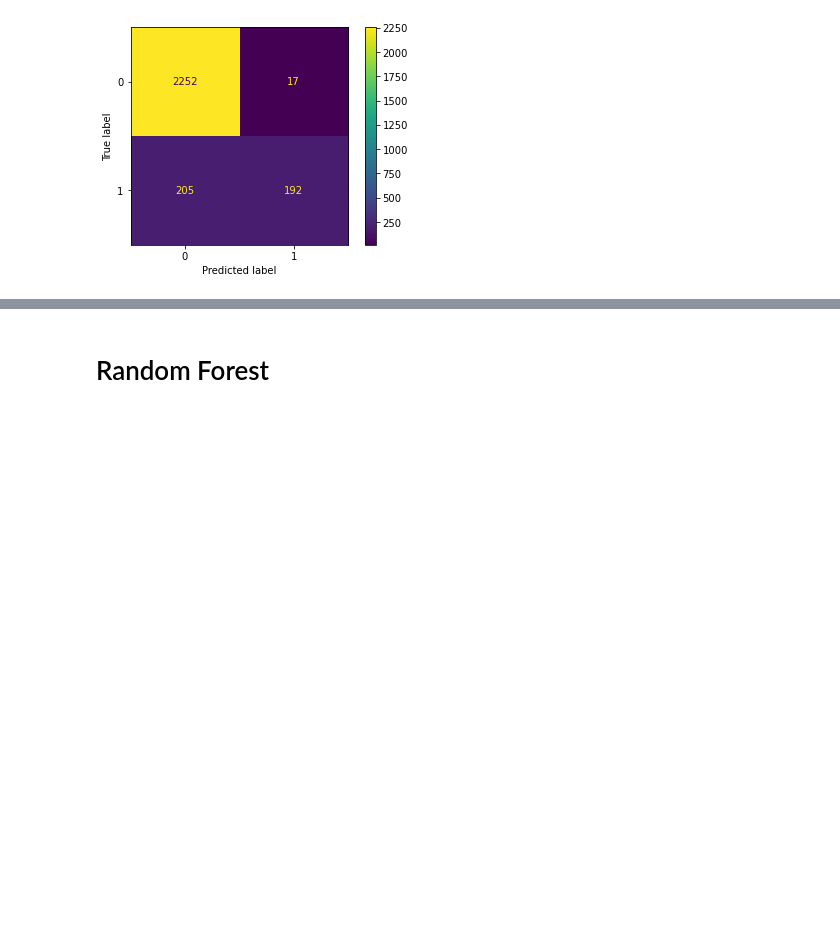
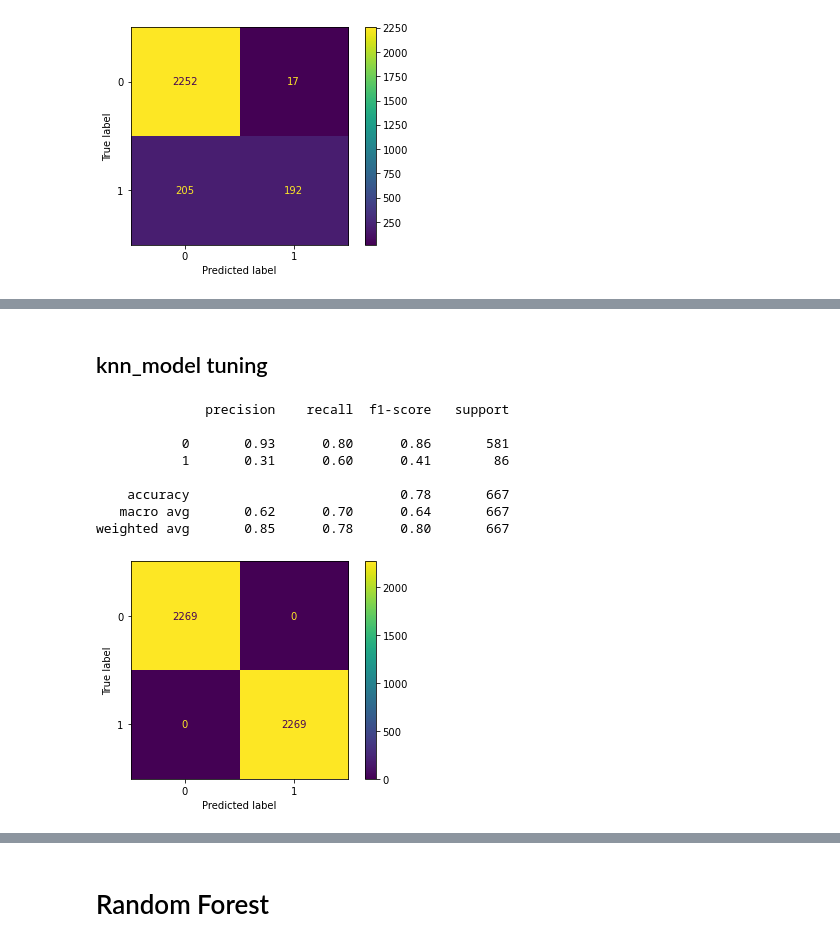
Before and after one commit to S-Kagwi/Phase-3-Project, a Jupyter notebook: student.ipynb, the cells around one changed output, grey strips where cells are left out. Drawn from its saved outputs; the diff is of its cells as text; code cells hidden in the pictures; blank space fills up the shorter version.

```diff
--- a/student.ipynb
+++ b/student.ipynb
@@ -506,0 +523,31 @@ ConfusionMatrixDisplay.from_estimator(knn_clf, X_train_scale, y_train);
+# %% [markdown]
+## knn_model tuning
+# %%
+knn = KNeighborsClassifier()
+#hyperparameters to tune
+param_grid = {
+    'n_neighbors': [3, 5, 7],
+    'weights': ['uniform', 'distance'],
+    'metric': ['euclidean', 'manhattan'],
+    'algorithm': ['ball_tree', 'kd_tree']
+}
+# Instantiate the grid search model to look for best hyperparameters
+grid_search = GridSearchCV(knn, param_grid, cv=5)
+grid_search.fit(X_train_smote, y_train_smote)
+
+# evaluate the model
+best_params = grid_search.best_params_
+best_model = grid_search.best_estimator_
+knn_y_pred = best_model.predict(X_test_scale)
+print(classification_report(y_test, knn_y_pred))
+ConfusionMatrixDisplay.from_estimator(grid_search, X_train_smote, y_train_smote);
+# %% [output]
+              precision    recall  f1-score   support
+
+           0       0.93      0.80      0.86       581
+           1       0.31      0.60      0.41        86
+
+    accuracy                           0.78       667
+   macro avg       0.62      0.70      0.64       667
+weighted avg       0.85      0.78      0.80       667
+[figure, added]
```
Also changed, not shown: parts of 36 cells of this notebook.
